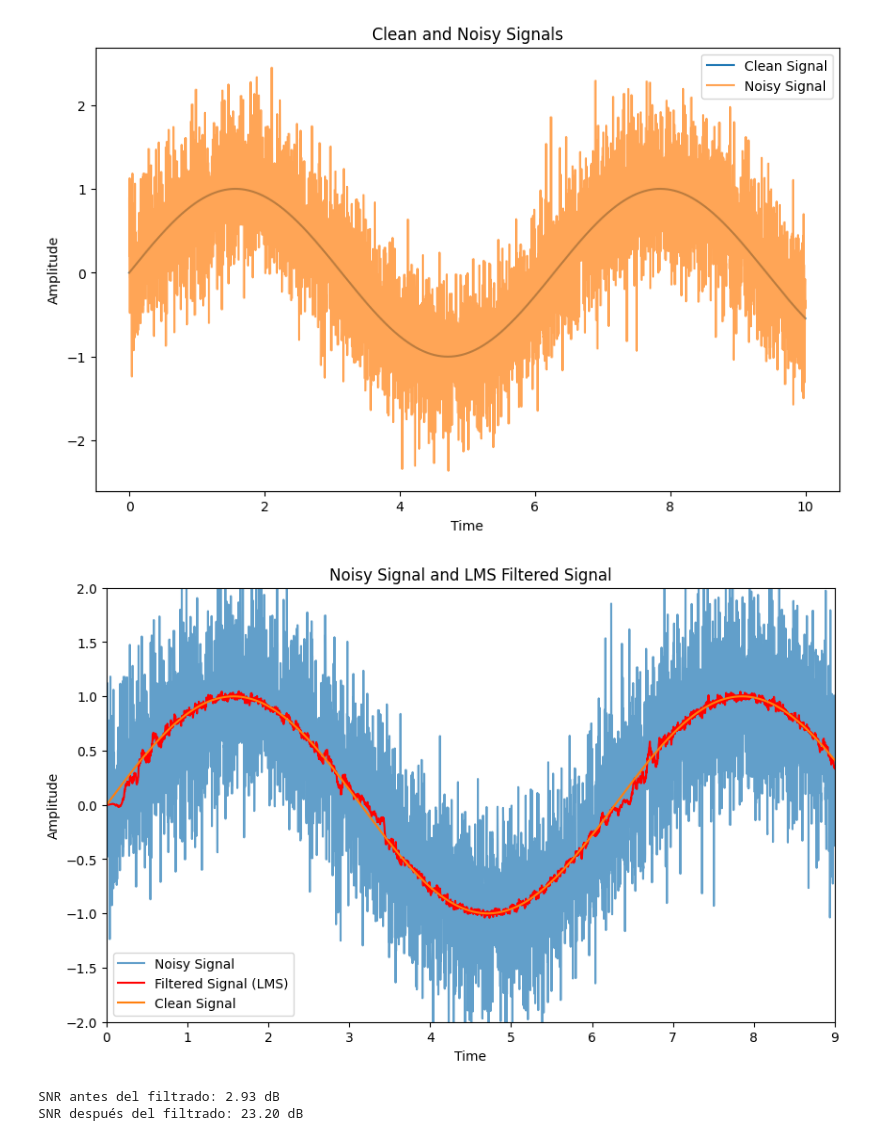
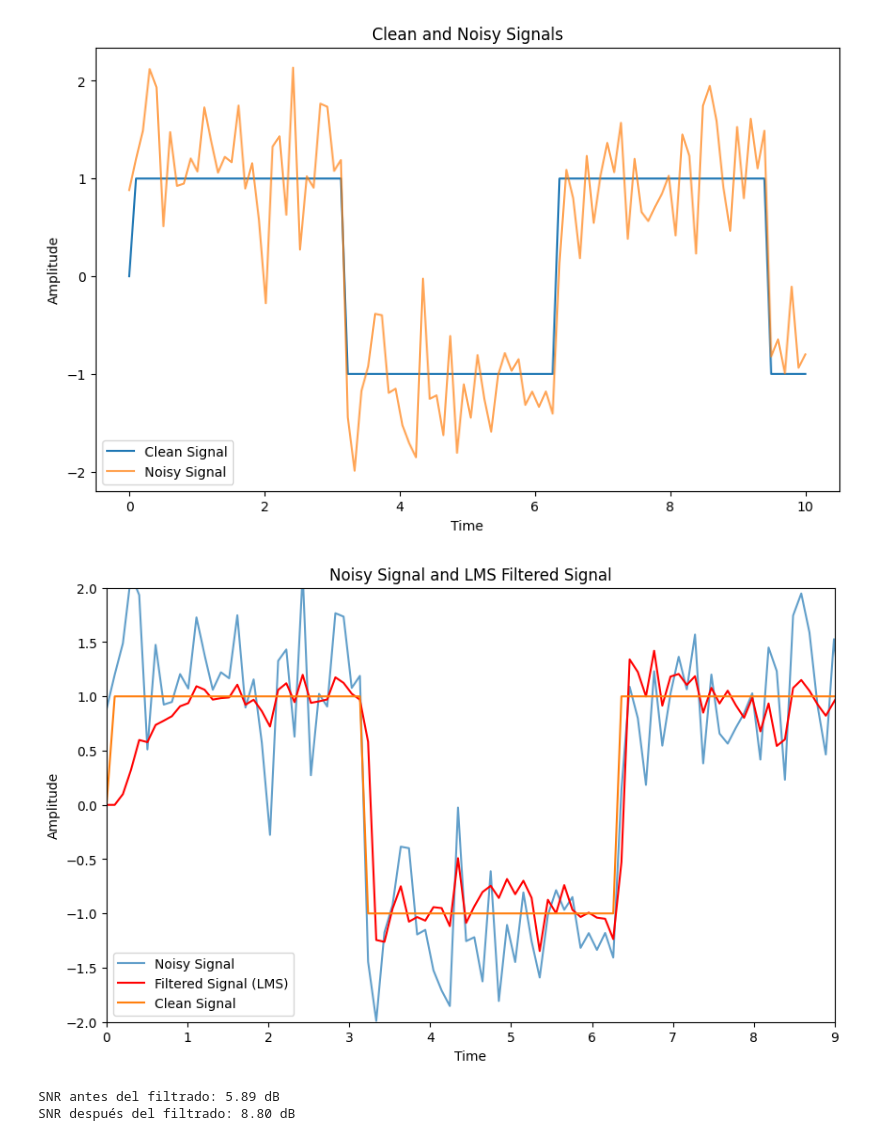
Before and after one commit to vito-pp/tps_ASSD, a Jupyter notebook: assd/tp4/LMS.ipynb, the cells around one changed output. Saved outputs shown, nothing was run; the diff lists cells and outputs as text; code cells hidden in the pictures.

```diff
--- a/assd/tp4/LMS.ipynb
+++ b/assd/tp4/LMS.ipynb
@@ -6,8 +6,8 @@ import matplotlib.pyplot as plt
 
 # Generate a clean signal (e.g., a sine wave)
 np.random.seed(0)
-t = np.linspace(0, 10, 5000)  # time vector
-clean_signal = np.sin(t)
+t = np.linspace(0, 10, 100)  # time vector
+clean_signal = np.sign(np.sin(t))
 
 # Add Gaussian noise to the clean signal
 noise = np.random.normal(0, 0.5, t.shape)
@@ -23,7 +23,7 @@ plt.ylabel('Amplitude')
 plt.title('Clean and Noisy Signals')
 plt.show()
 # %% [output]
-[figure, old version]
+[figure, new version]
 # %%
 #LMS Adaptative Filter Implementation
 
@@ -43,31 +43,31 @@ def lms_filter(x, d, mu, P): #mu: step size
 # %%
 #Apply LMS to noisy signal
 
 # Parameters
-mu = 0.01  # Learning rate
-filter_order = 15 # Filter order
+mu = 0.035  # Learning rate
+filter_order = 20 # Filter order
 
 # Apply LMS filter
 filtered_signal, weights = lms_filter(noisy_signal, clean_signal, mu, filter_order)
 
 #Filtered Signal Visualization
 
 # Plot the results
 plt.figure(figsize=(10, 6))
 plt.plot(t, noisy_signal, label='Noisy Signal', alpha=0.7)
 plt.plot(t, filtered_signal, label='Filtered Signal (LMS)', color='red')
 plt.plot(t, clean_signal, label='Clean Signal')
 plt.legend()
 plt.xlabel('Time')
 plt.ylabel('Amplitude')
 plt.title('Noisy Signal and LMS Filtered Signal')
 plt.xlim(0, 9)  # Ajusta el eje x de 0 a 8
 plt.ylim(-2, 2)  # Ajusta el eje x de 0 a 8
 plt.show()
 
 #source: https://www.geeksforgeeks.org/machine-learning/least-mean-squares-filter-in-signal-processing/
 # %% [output]
-[figure, old version]
+[figure, new version]
 # %%
 def calculate_snr(signal, noise):
     """Devuelve el SNR en decibeles."""
@@ -91,5 +91,5 @@ snr_after = calculate_snr(signal, noise_after)
 print(f"SNR antes del filtrado: {snr_before:.2f} dB")
 print(f"SNR después del filtrado: {snr_after:.2f} dB")
 # %% [output]
-SNR antes del filtrado: 2.93 dB
-SNR después del filtrado: 23.20 dB
+SNR antes del filtrado: 5.89 dB
+SNR después del filtrado: 8.80 dB
```
Also changed, not shown: 10 other files.
